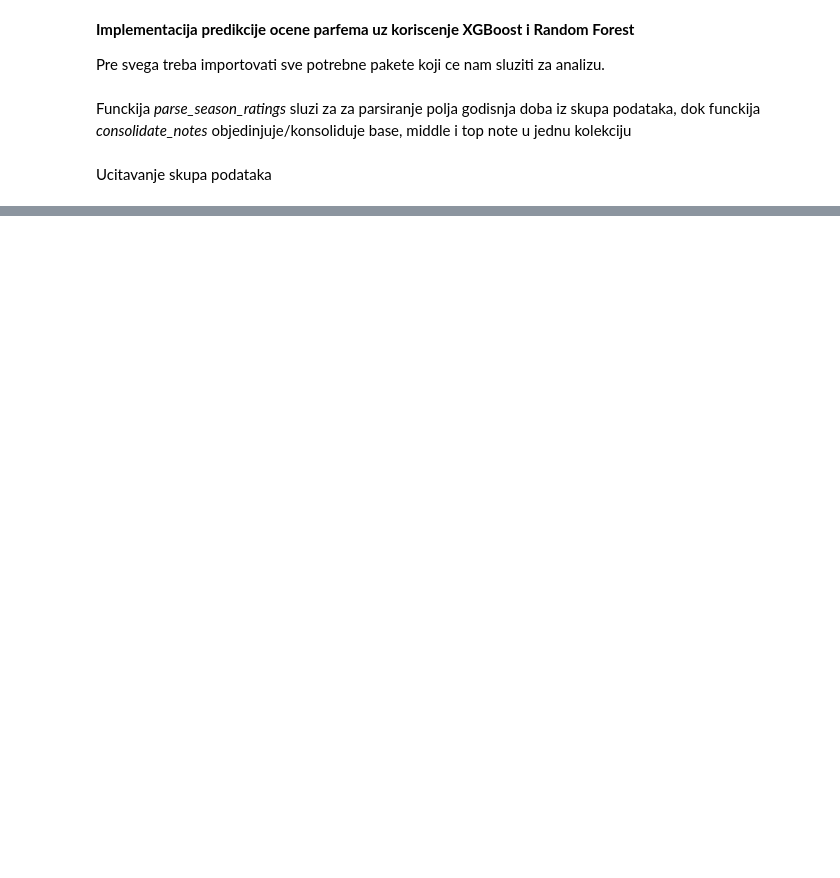
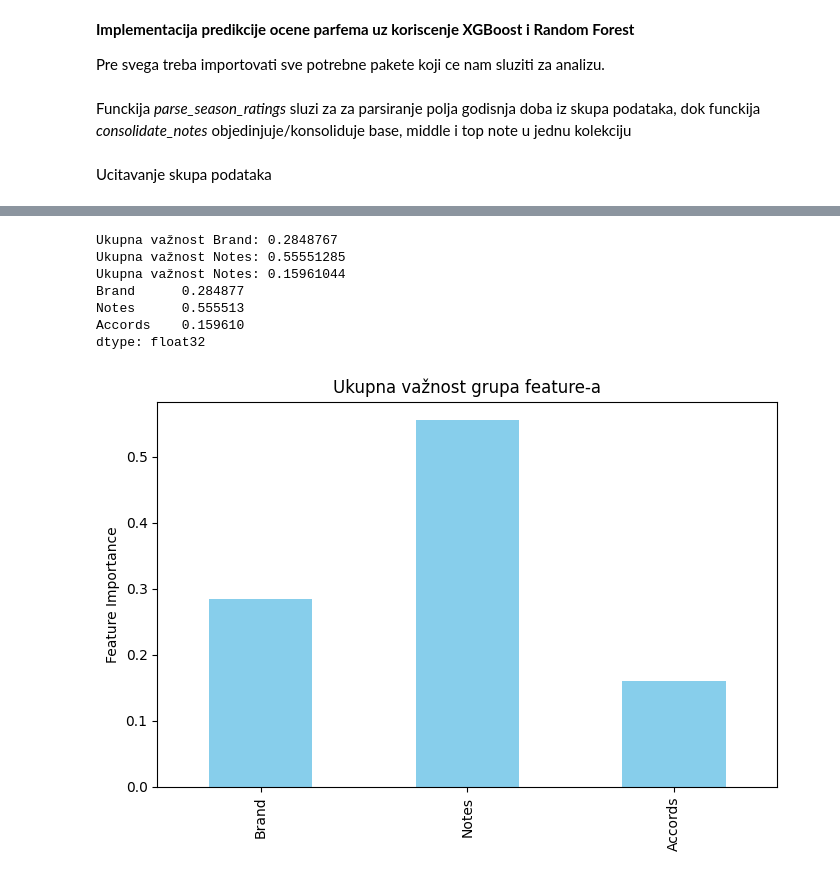
Before and after one commit to dokma11/Fragrance-Rating-Predictor, a Jupyter notebook: notebooks/implementationXGBoostRF.ipynb, the cells around one changed output, grey strips where cells are left out. Drawn from its saved outputs; the diff is of its cells as text; code cells hidden in the pictures; blank space fills up the shorter version.

```diff
--- a/notebooks/implementationXGBoostRF.ipynb
+++ b/notebooks/implementationXGBoostRF.ipynb
@@ -114,0 +271,3 @@ XGBoost RMSE: 0.20460829204292488
+# %%
+structured_df_XGB = pd.DataFrame(recordsForXGB)
+structured_df_XGB['All Notes'] = data['Notes'].apply(consolidate_notes)
@@ -114,0 +297,2 @@ XGBoost RMSE: 0.20460829204292488
+# %%
+X_train, X_test, y_train, y_test = train_test_split(X, y, test_size=0.2, random_state=42)
@@ -114,0 +311,34 @@ XGBoost RMSE: 0.20460829204292488
+# %%
+importances = pd.Series(xgb_model.feature_importances_, index=X_train.columns)
+brand_importance = importances[importances.index.str.startswith("Brand_")].sum()
+notes_importance = importances[importances.index.str.startswith("Note_")].sum()
+accords_importance = importances[importances.index.str.startswith("Accord_")].sum()
+
+print("Ukupna važnost Brand:", brand_importance)
+print("Ukupna važnost Notes:", notes_importance)
+print("Ukupna važnost Notes:", accords_importance)
+
+group_importances = pd.Series({
+    "Brand": brand_importance,
+    "Notes": notes_importance,
+    "Accords" : accords_importance
+})
+
+# Print rezultata
+print(group_importances)
+
+# Vizualizacija
+plt.figure(figsize=(8,5))
+group_importances.plot(kind="bar", color="skyblue")
+plt.title("Ukupna važnost grupa feature-a")
+plt.ylabel("Feature Importance")
+plt.show()
+# %% [output]
+Ukupna važnost Brand: 0.2848767
+Ukupna važnost Notes: 0.55551285
+Ukupna važnost Notes: 0.15961044
+Brand      0.284877
+Notes      0.555513
+Accords    0.159610
+dtype: float32
+[figure, added]
```
Also changed, not shown: parts of 19 cells of this notebook.
